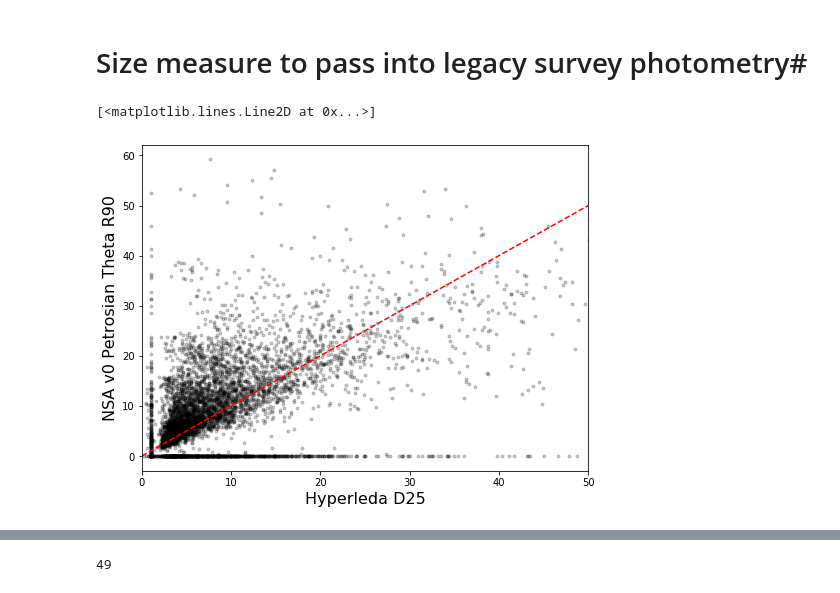
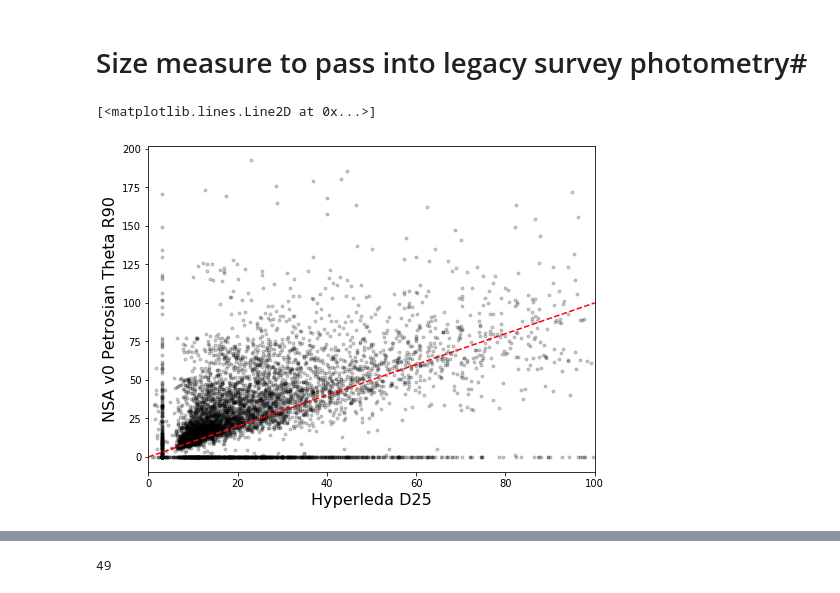
Before and after one commit to rfinn/Virgo, a Jupyter notebook: notebooks/NGCfilament.ipynb, the cells around one changed output, grey strips where cells are left out. Saved outputs shown, nothing was run; the diff lists cells and outputs as text; code cells hidden in the pictures.

```diff
--- a/notebooks/NGCfilament.ipynb
+++ b/notebooks/NGCfilament.ipynb
@@ -216,15 +218,15 @@ scatter(x, y, s=None, c=None, marker=None, cmap=None, norm=None, vmin=None, vmax
 # Size measure to pass into legacy survey photometry#
 # %%
 plt.figure(figsize=(8,6))
-x = 10**hltab['logd25']
-y = nsa0tab['PETROTH90']
-plt.plot(x,.4*y,'k.',alpha=.2)
+x = 10**(hltab['logd25']-1)*60/2 # convert from 0.1 arcmin to arcsec
+y = nsa0tab['PETROTH90']*1.3
+plt.plot(x,y,'k.',alpha=.2)
 plt.xlabel('Hyperleda D25',fontsize=16)
 plt.ylabel('NSA v0 Petrosian Theta R90',fontsize=16)
-plt.xlim(0,50)
+plt.xlim(0,100)
 x1,x2 = plt.xlim()
 xl = np.linspace(x1,x2,100)
 plt.plot(xl,xl,'r--')
 # %% [output]
 [<matplotlib.lines.Line2D at 0x...>]
-[figure, old version]
+[figure, new version]
```
Also changed, not shown: parts of 10 cells of this notebook, 7 other files.
